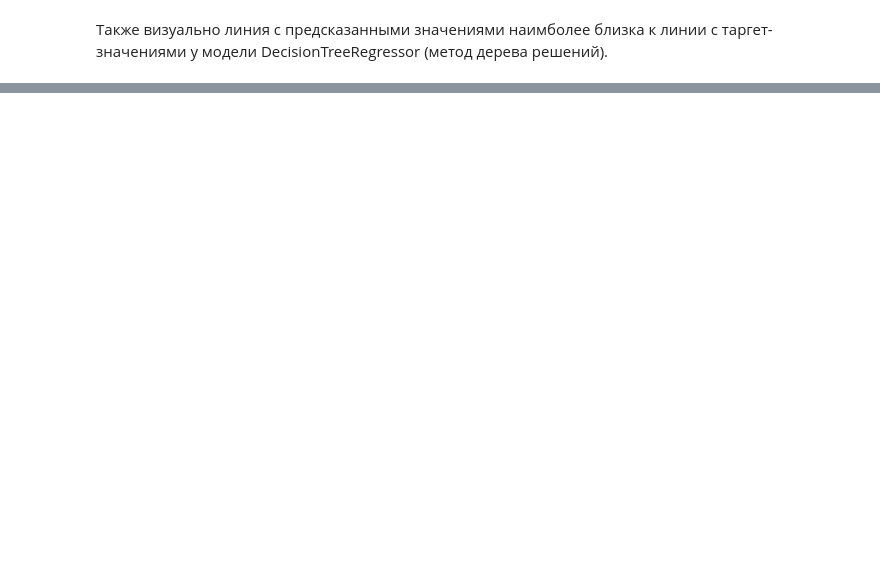
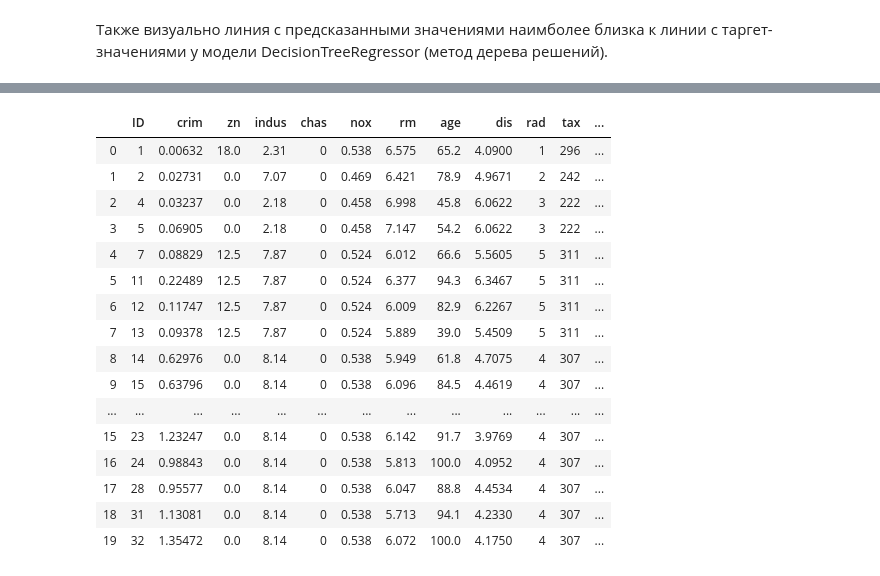
Before and after one commit to MarinaBaz/abd_5_dz2, a Jupyter notebook: abd_5_dz2.ipynb, the cells around one changed output, grey strips where cells are left out. Drawn from its saved outputs; the diff is of its cells as text; code cells hidden in the pictures; blank space fills up the shorter version.

```diff
--- a/abd_5_dz2.ipynb
+++ b/abd_5_dz2.ipynb
@@ -545,0 +559,24 @@ plt.show()
+# %%
+#данные для прогнезирования
+X_new = data_house_new[['ID', 'crim', 'zn', 'indus', 'chas',
+                        'nox', 'rm', 'age', 'dis', 'rad',
+                        'tax', 'ptratio', 'black', 'lstat']]
+X_new
+# %% [output]
+|  | ID | crim | zn | indus | chas | nox | rm | age | dis | rad | tax | ... |
+| 0 | 1 | 0.00632 | 18.0 | 2.31 | 0 | 0.538 | 6.575 | 65.2 | 4.0900 | 1 | 296 | ... |
+| 1 | 2 | 0.02731 | 0.0 | 7.07 | 0 | 0.469 | 6.421 | 78.9 | 4.9671 | 2 | 242 | ... |
+| 2 | 4 | 0.03237 | 0.0 | 2.18 | 0 | 0.458 | 6.998 | 45.8 | 6.0622 | 3 | 222 | ... |
+| 3 | 5 | 0.06905 | 0.0 | 2.18 | 0 | 0.458 | 7.147 | 54.2 | 6.0622 | 3 | 222 | ... |
+| 4 | 7 | 0.08829 | 12.5 | 7.87 | 0 | 0.524 | 6.012 | 66.6 | 5.5605 | 5 | 311 | ... |
+| 5 | 11 | 0.22489 | 12.5 | 7.87 | 0 | 0.524 | 6.377 | 94.3 | 6.3467 | 5 | 311 | ... |
+| 6 | 12 | 0.11747 | 12.5 | 7.87 | 0 | 0.524 | 6.009 | 82.9 | 6.2267 | 5 | 311 | ... |
+| 7 | 13 | 0.09378 | 12.5 | 7.87 | 0 | 0.524 | 5.889 | 39.0 | 5.4509 | 5 | 311 | ... |
+| 8 | 14 | 0.62976 | 0.0 | 8.14 | 0 | 0.538 | 5.949 | 61.8 | 4.7075 | 4 | 307 | ... |
+| 9 | 15 | 0.63796 | 0.0 | 8.14 | 0 | 0.538 | 6.096 | 84.5 | 4.4619 | 4 | 307 | ... |
+| ... | ... | ... | ... | ... | ... | ... | ... | ... | ... | ... | ... | ... |
+| 15 | 23 | 1.23247 | 0.0 | 8.14 | 0 | 0.538 | 6.142 | 91.7 | 3.9769 | 4 | 307 | ... |
+| 16 | 24 | 0.98843 | 0.0 | 8.14 | 0 | 0.538 | 5.813 | 100.0 | 4.0952 | 4 | 307 | ... |
+| 17 | 28 | 0.95577 | 0.0 | 8.14 | 0 | 0.538 | 6.047 | 88.8 | 4.4534 | 4 | 307 | ... |
+| 18 | 31 | 1.13081 | 0.0 | 8.14 | 0 | 0.538 | 5.713 | 94.1 | 4.2330 | 4 | 307 | ... |
+| 19 | 32 | 1.35472 | 0.0 | 8.14 | 0 | 0.538 | 6.072 | 100.0 | 4.1750 | 4 | 307 | ... |
```
Also changed, not shown: parts of 39 cells of this notebook, 1 other file.
